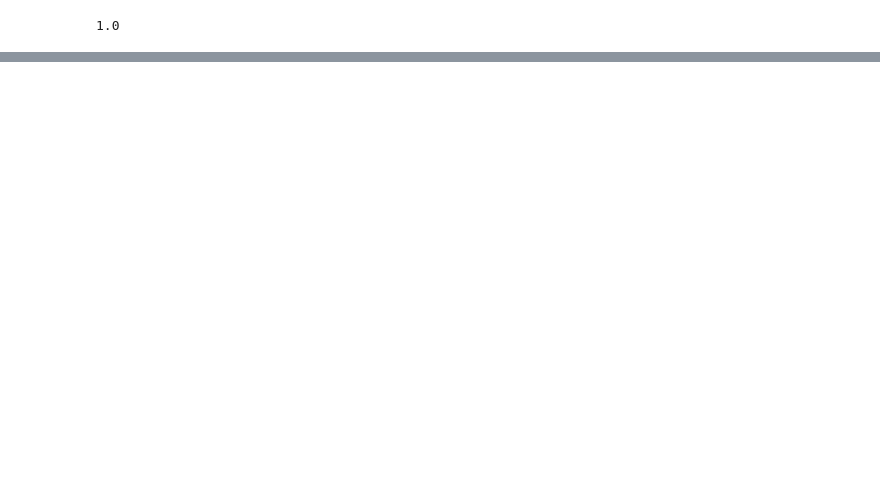
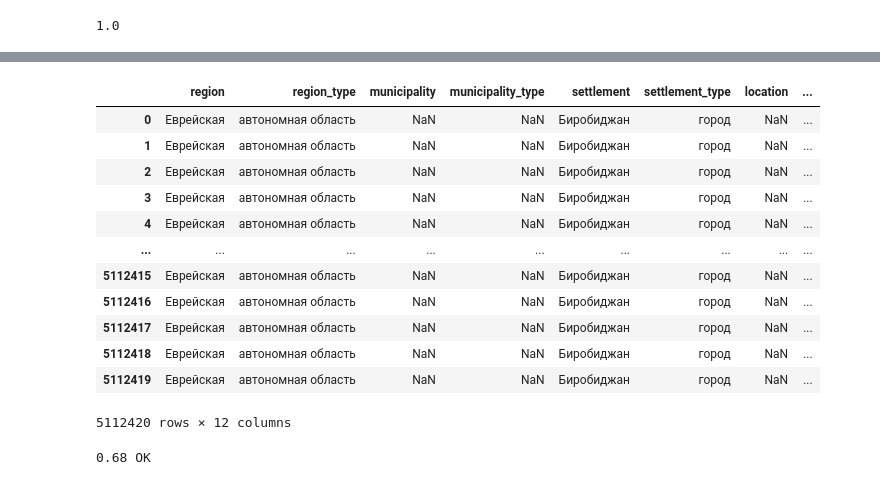
Before and after one commit to hekaido/rucode_7.0, a Jupyter notebook: C/ner.ipynb, the cells around one changed output, grey strips where cells are left out. Saved outputs shown, nothing was run; the diff lists cells and outputs as text; code cells hidden in the pictures; blank space fills up the shorter version.

Commit message:
90 Score

```diff
--- a/C/ner.ipynb
+++ b/C/ner.ipynb
@@ -414,0 +613,61 @@ len(a[0].unique().tolist())
+# %%
+sample_subm = pd.read_csv(SAMPLE_SUB_PATH, encoding='windows-1251')
+# %%
+sample_subm
+# %% [output]
+|  | region | region_type | municipality | municipality_type | settlement | settlement_type | location | ... |
+| 0 | Еврейская | автономная область | NaN | NaN | Биробиджан | город | NaN | ... |
+| 1 | Еврейская | автономная область | NaN | NaN | Биробиджан | город | NaN | ... |
+| 2 | Еврейская | автономная область | NaN | NaN | Биробиджан | город | NaN | ... |
+| 3 | Еврейская | автономная область | NaN | NaN | Биробиджан | город | NaN | ... |
+| 4 | Еврейская | автономная область | NaN | NaN | Биробиджан | город | NaN | ... |
+| ... | ... | ... | ... | ... | ... | ... | ... | ... |
+| 5112415 | Еврейская | автономная область | NaN | NaN | Биробиджан | город | NaN | ... |
+| 5112416 | Еврейская | автономная область | NaN | NaN | Биробиджан | город | NaN | ... |
+| 5112417 | Еврейская | автономная область | NaN | NaN | Биробиджан | город | NaN | ... |
+| 5112418 | Еврейская | автономная область | NaN | NaN | Биробиджан | город | NaN | ... |
+| 5112419 | Еврейская | автономная область | NaN | NaN | Биробиджан | город | NaN | ... |
+5112420 rows × 12 columns
+# %%
+import numpy as np
+precisions = []
+recalls = []
+for column in tqdm(sample_subm.columns):
+    sol = val_set[column].tolist()  # сюда нужно передать таблицу с ответом алгоритма
+    ans = df[column].tolist()
+
+    count = len(sol)
+
+    tp = 0 #правильно заполненная
+    fp = 0 #пустая, но чем-то заполненная
+    fn = 0 #ложно пустая
+    tn = 0 #правильно пустая
+
+    for i in range(count):
+        if sol[i] == ans[i]:
+            if sol[i] == '':
+                tn += 1
+            else:
+                tp += 1
+        elif sol[i] == '':
+            fp += 1
+        else:
+            fn += 1
+
+    if tp == 0:
+        prec = 0
+        rec = 0
+    else:
+        prec = tp / (tp + fp)
+        rec = tp / (tp + fn)
+
+    precisions.append(prec)
+    recalls.append(rec)
+
+prec = np.mean(precisions)
+rec = np.mean(recalls)
+score = 2 * prec * rec / (prec + rec)
+
+print(f"{score:.2f} OK")
+# %% [output]
+0.68 OK
```
Also changed, not shown: parts of 81 cells of this notebook.
